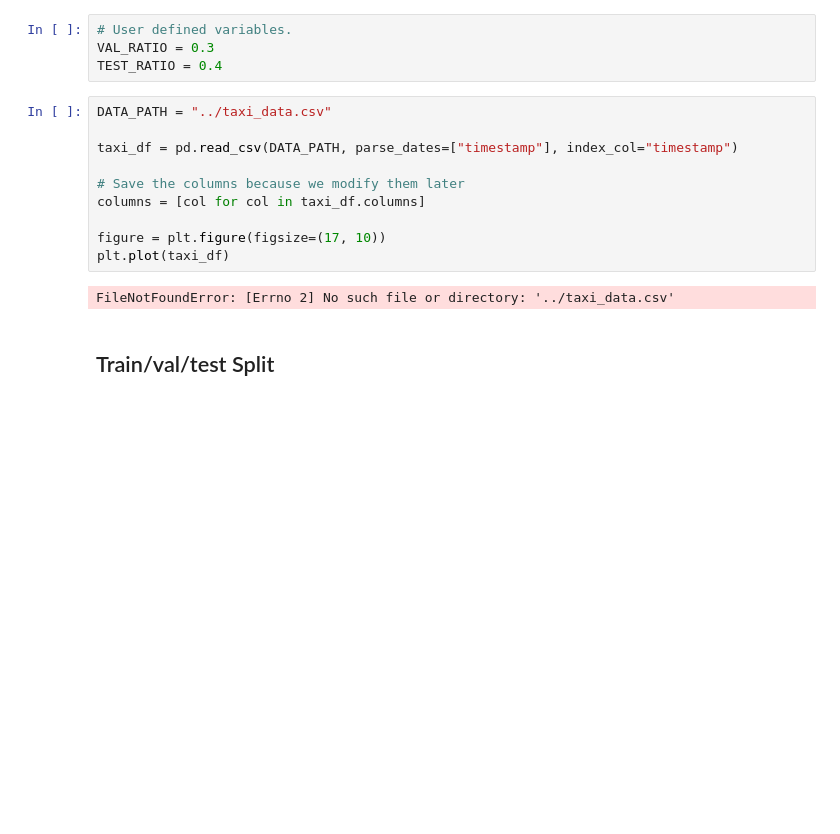
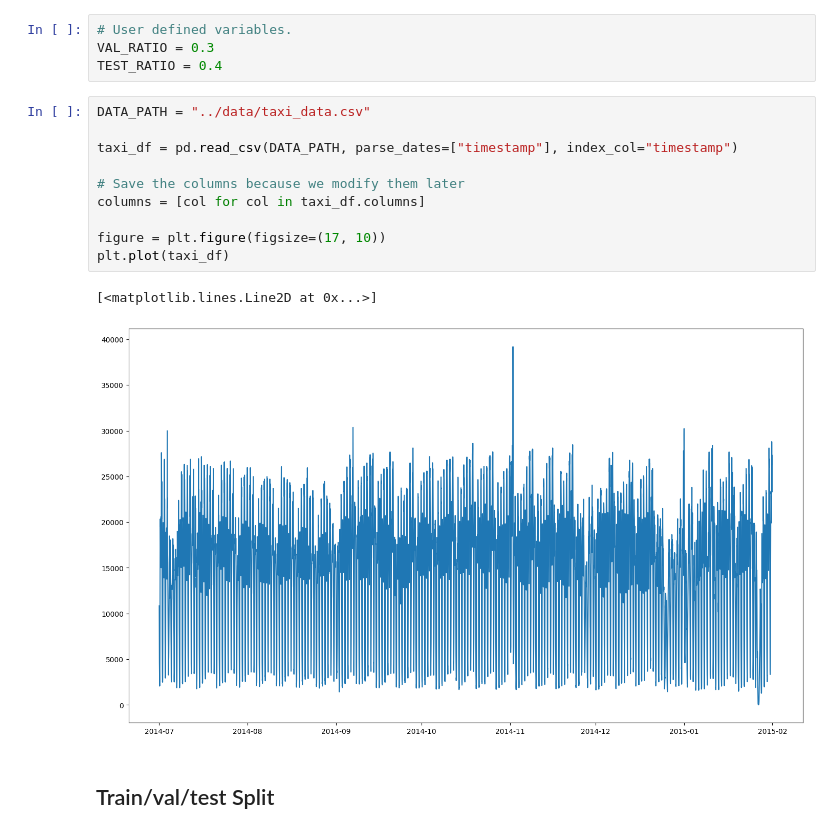
Before and after one commit to RichardPinter/temporal_anomaly_detection, a Jupyter notebook: temporal_anomaly_detection/temporal_anomaly_detection.ipynb, the cells around one changed output. Cells and saved outputs as stored; diff of their text form; blank space fills up the shorter version.

```diff
--- a/temporal_anomaly_detection/temporal_anomaly_detection.ipynb
+++ b/temporal_anomaly_detection/temporal_anomaly_detection.ipynb
@@ -16,17 +16,18 @@ set_config(transform_output="pandas")
 VAL_RATIO = 0.3
 TEST_RATIO = 0.4
 # %%
-DATA_PATH = "../taxi_data.csv"
+DATA_PATH = "../data/taxi_data.csv"
 
 taxi_df = pd.read_csv(DATA_PATH, parse_dates=["timestamp"], index_col="timestamp")
 
 # Save the columns because we modify them later
 columns = [col for col in taxi_df.columns]
 
 figure = plt.figure(figsize=(17, 10))
 plt.plot(taxi_df)
 # %% [output]
-FileNotFoundError: [Errno 2] No such file or directory: '../taxi_data.csv'
+[<matplotlib.lines.Line2D at 0x...>]
+[figure, added]
 # %% [markdown]
 ## Train/val/test Split
 # %%
```
Also changed, not shown: parts of 6 cells of this notebook.
